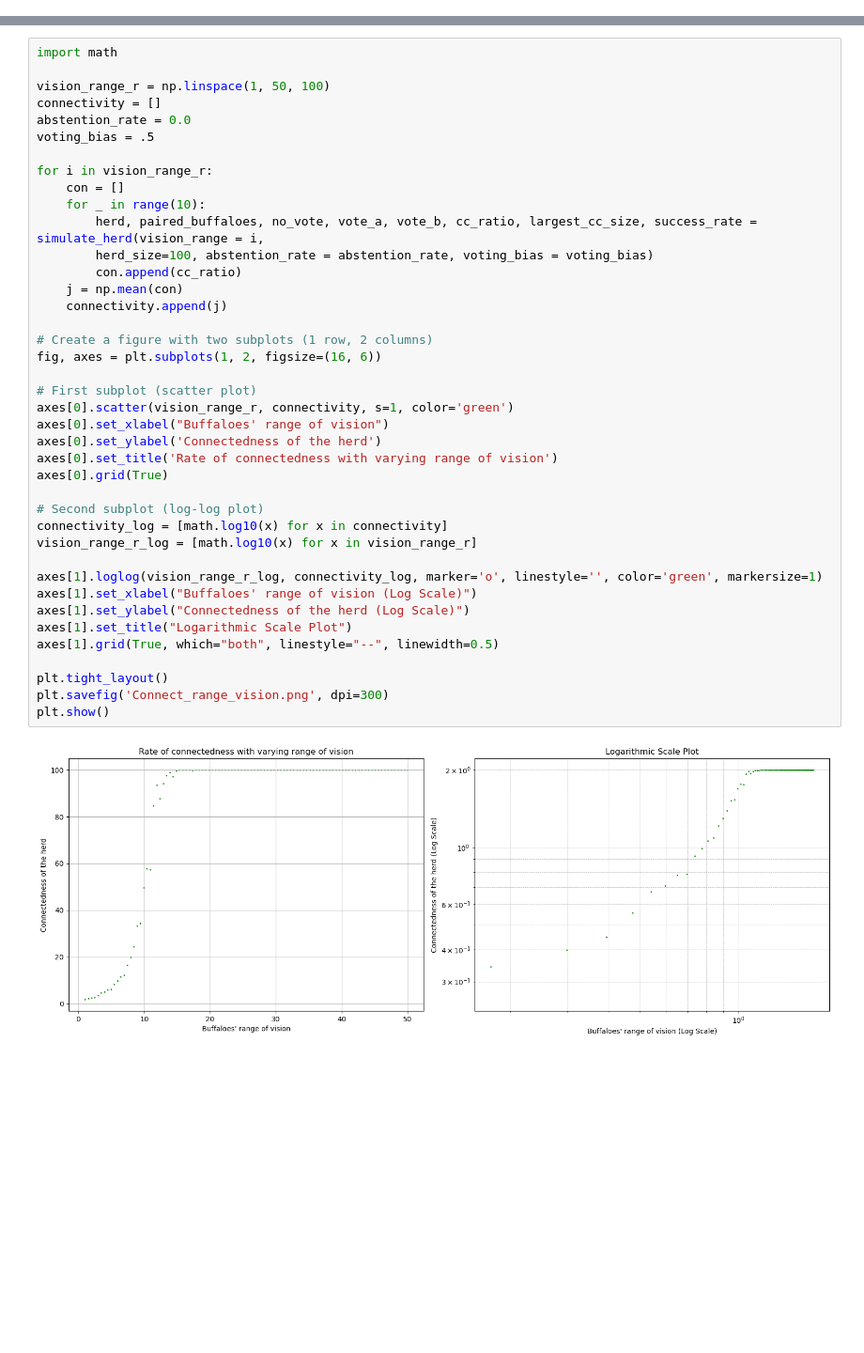
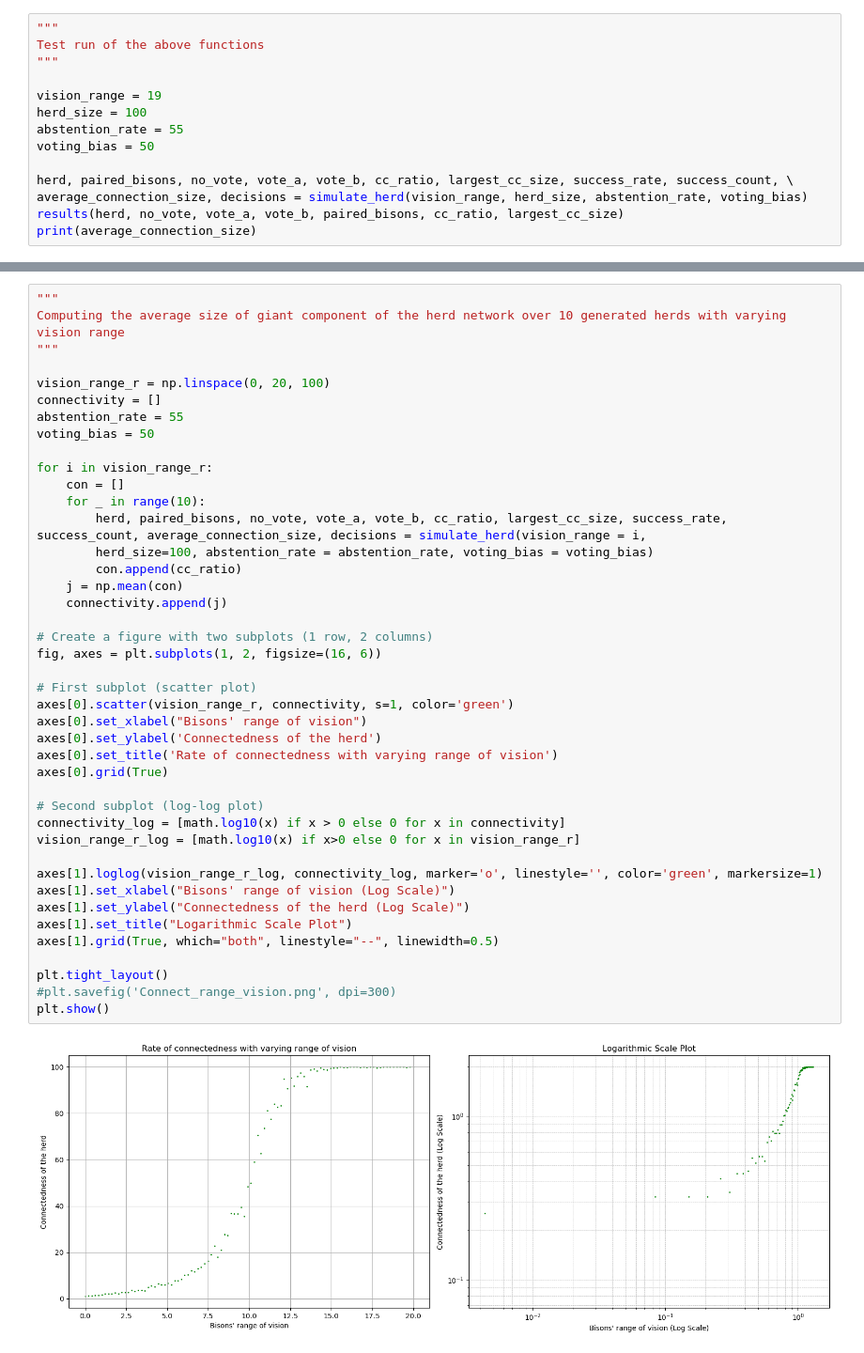
Before and after one commit to MeneerTS/css_2025, a Jupyter notebook: CSS_project.ipynb, the cells around one changed output, grey strips where cells are left out. Shown at 94% size. Cells and saved outputs as stored; diff of their text form; blank space fills up the shorter version.

```diff
--- a/CSS_project.ipynb
+++ b/CSS_project.ipynb
@@ -195,0 +231,14 @@ def results(herd, no_vote, vote_a, vote_b, paired_buffaloes, cc_ratio, largest_c
+# %%
+"""
+Test run of the above functions
+"""
+
+vision_range = 19
+herd_size = 100
+abstention_rate = 55
+voting_bias = 50
+
+herd, paired_bisons, no_vote, vote_a, vote_b, cc_ratio, largest_cc_size, success_rate, success_count, \
+average_connection_size, decisions = simulate_herd(vision_range, herd_size, abstention_rate, voting_bias)
+results(herd, no_vote, vote_a, vote_b, paired_bisons, cc_ratio, largest_cc_size)
+print(average_connection_size)
@@ -196,42 +260,44 @@ def results(herd, no_vote, vote_a, vote_b, paired_buffaloes, cc_ratio, largest_c
 # %%
-import math
+"""
+Computing the average size of giant component of the herd network over 10 generated herds with varying vision range
+"""
 
-vision_range_r = np.linspace(1, 50, 100)
+vision_range_r = np.linspace(0, 20, 100)
 connectivity = []
-abstention_rate = 0.0
-voting_bias = .5
+abstention_rate = 55
+voting_bias = 50
 
 for i in vision_range_r:
     con = []
     for _ in range(10):
-        herd, paired_buffaloes, no_vote, vote_a, vote_b, cc_ratio, largest_cc_size, success_rate = simulate_herd(vision_range = i,
+        herd, paired_bisons, no_vote, vote_a, vote_b, cc_ratio, largest_cc_size, success_rate, success_count, average_connection_size, decisions = simulate_herd(vision_range = i,
         herd_size=100, abstention_rate = abstention_rate, voting_bias = voting_bias)
         con.append(cc_ratio)
     j = np.mean(con)
     connectivity.append(j)
 
 # Create a figure with two subplots (1 row, 2 columns)
 fig, axes = plt.subplots(1, 2, figsize=(16, 6))
 
 # First subplot (scatter plot)
 axes[0].scatter(vision_range_r, connectivity, s=1, color='green')
-axes[0].set_xlabel("Buffaloes' range of vision")
+axes[0].set_xlabel("Bisons' range of vision")
 axes[0].set_ylabel('Connectedness of the herd')
 axes[0].set_title('Rate of connectedness with varying range of vision')
 axes[0].grid(True)
 
 # Second subplot (log-log plot)
-connectivity_log = [math.log10(x) for x in connectivity]
-vision_range_r_log = [math.log10(x) for x in vision_range_r]
+connectivity_log = [math.log10(x) if x > 0 else 0 for x in connectivity]
+vision_range_r_log = [math.log10(x) if x>0 else 0 for x in vision_range_r]
 
 axes[1].loglog(vision_range_r_log, connectivity_log, marker='o', linestyle='', color='green', markersize=1)
-axes[1].set_xlabel("Buffaloes' range of vision (Log Scale)")
+axes[1].set_xlabel("Bisons' range of vision (Log Scale)")
 axes[1].set_ylabel("Connectedness of the herd (Log Scale)")
 axes[1].set_title("Logarithmic Scale Plot")
 axes[1].grid(True, which="both", linestyle="--", linewidth=0.5)
 
 plt.tight_layout()
-plt.savefig('Connect_range_vision.png', dpi=300)
+#plt.savefig('Connect_range_vision.png', dpi=300)
 plt.show()
 # %% [output]
-[figure, old version]
+[figure, new version]
```
Also changed, not shown: parts of 23 cells of this notebook.
